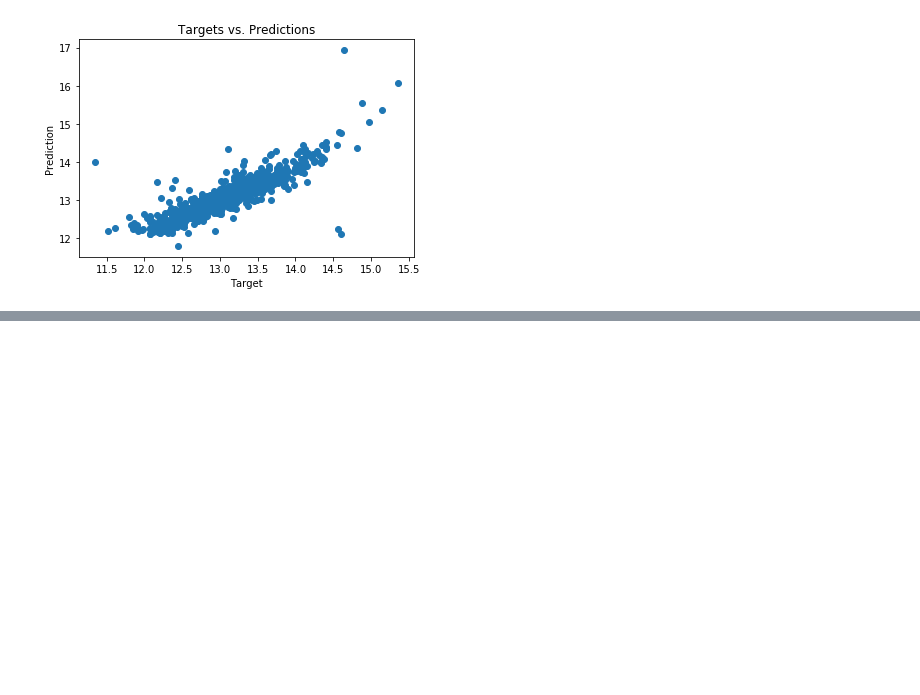
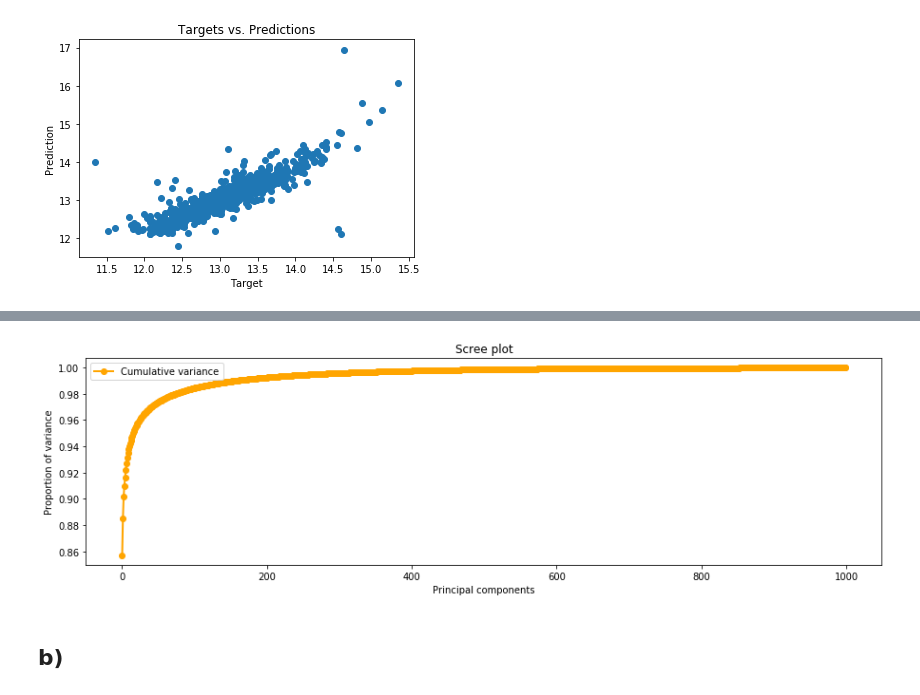
Before and after one commit to mohsenfayyaz/nn-course-ut, a Jupyter notebook: CA2_MLP/NN_HW2_MohsenFayyaz.ipynb, the cells around one changed output, grey strips where cells are left out. Cells and saved outputs as stored; diff of their text form; code cells hidden in the pictures; blank space fills up the shorter version.

```diff
--- a/CA2_MLP/NN_HW2_MohsenFayyaz.ipynb
+++ b/CA2_MLP/NN_HW2_MohsenFayyaz.ipynb
@@ -666,0 +698,4 @@ Test MSE: 0.07270271565619392 Test MAE: 0.16270201395509556
+# %%
+cov_mat = np.dot(x_train_processed.T, x_train_processed)
+eigenvalues, eigenvectors = np.linalg.eig(cov_mat)
+cov_mat.shape
@@ -666,0 +724,25 @@ Test MSE: 0.07270271565619392 Test MAE: 0.16270201395509556
+# %%
+sum_eigenvalues = np.sum(eigenvalues)
+prop_var = [i/sum_eigenvalues for i in eigenvalues]
+
+#2. Calculate the cumulative variance
+cum_var = [np.sum(prop_var[:i+1]) for i in range(len(prop_var))]
+
+
+# Plot scree plot from PCA
+import matplotlib.pyplot as plt
+
+x_labels = [f"{i}" for i in range(len(prop_var))]
+
+plt.figure(figsize=(15, 4))
+# plt.plot(prop_var, marker='o', markersize=6, color='skyblue', linewidth=2, label='Proportion of variance')
+plt.plot(cum_var[:1000], marker='o', color='orange', linewidth=2, label="Cumulative variance")
+plt.legend()
+plt.title('Scree plot')
+plt.xlabel('Principal components')
+plt.ylabel('Proportion of variance')
+plt.show()
+# %% [output]
+[figure, added]
+# %% [markdown]
+## b)
```
Also changed, not shown: parts of 13 cells of this notebook.
